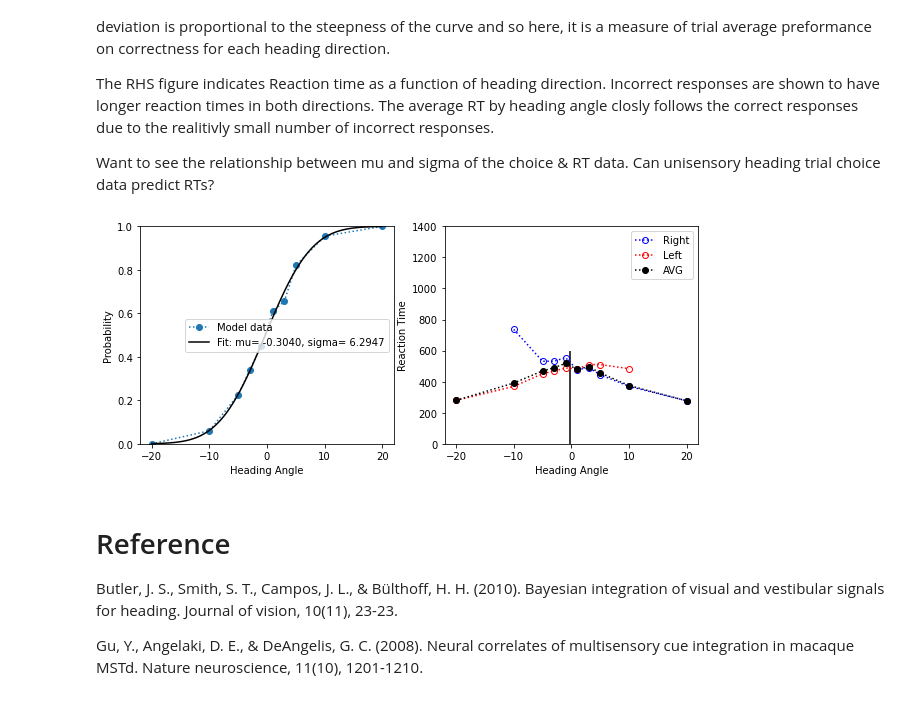
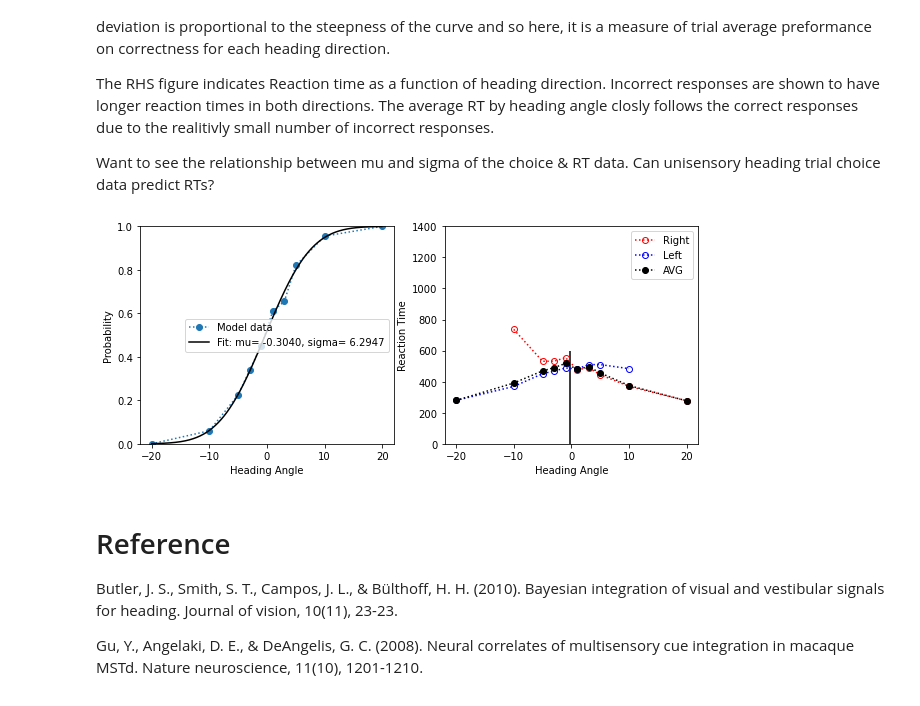
Before and after one commit to john-s-butler-dit/Decision-Making-Models, a Jupyter notebook: MULTISENSORY/Vestibular Heading Experiment Simulation.ipynb, the cells around one changed output. Saved outputs shown, nothing was run; the diff lists cells and outputs as text; code cells hidden in the pictures.

```diff
--- a/MULTISENSORY/Vestibular Heading Experiment Simulation.ipynb
+++ b/MULTISENSORY/Vestibular Heading Experiment Simulation.ipynb
@@ -305,36 +303,36 @@ from scipy.stats import norm
 
 mu,sigma=curve_fit(norm.cdf,Vector_heading,Prob,p0=[0,1])[0]  # fitting the curve cumulative normal (norm.cdf)
                                                                 # takes estimate for mean-mu and sd-sigma from experiment
     #vector_heading has 10 elements, vector_hed has 400
 
 #Plotting
 fig = plt.figure(figsize=(10,4))
 
 plt.subplot(121) # lhs heading & Prob (1=right,0=left)
 plt.plot(Vector_heading,Prob,'o:',label='Model data') # plotting prob of answering left or right vs 10 heading directions
 Vector_hed=np.arange(-20,20,0.1) #list of 400 numbers from -20.0 to 19.9
 plt.plot(Vector_hed,norm.cdf(Vector_hed,mu,sigma),'k',label='Fit: mu= %2.4f, sigma= %2.4f'% (mu,sigma)) #fitting a cumulative distibution based on experiment data
 plt.legend()
 plt.xlabel('Heading Angle')
 plt.ylabel('Probability')
 plt.ylim(0,1)
 
 
 plt.subplot(122)
-plt.plot((Vector_heading),RT_coh_right,'o:',fillstyle='none',color='blue',label="Right")
-plt.plot((Vector_heading),RT_coh_left,'o:',fillstyle='none',color='red',label="Left")
+plt.plot((Vector_heading),RT_coh_right,'o:',fillstyle='none',color='red',label="Right")
+plt.plot((Vector_heading),RT_coh_left,'o:',fillstyle='none',color='blue',label="Left")
 plt.plot((Vector_heading),RT_avg,'o:',color='black',label="AVG")
 plt.vlines(mu,0,600,color='black')
 
 plt.legend()
 plt.ylim(0,1400)
 plt.xlabel('Heading Angle')
 plt.ylabel('Reaction Time')
 plt.savefig('Visual Heading Behavioural.png', bbox_inches='tight',dpi=300)
 
 plt.show()
 # %% [output]
-[figure, old version]
+[figure, new version]
 # %% [markdown]
 # Reference
 Butler, J. S., Smith, S. T., Campos, J. L., & Bülthoff, H. H. (2010). Bayesian integration of visual and vestibular signals for heading. Journal of vision, 10(11), 23-23.
```
Also changed, not shown: parts of 1 cell of this notebook, 1 other file.
